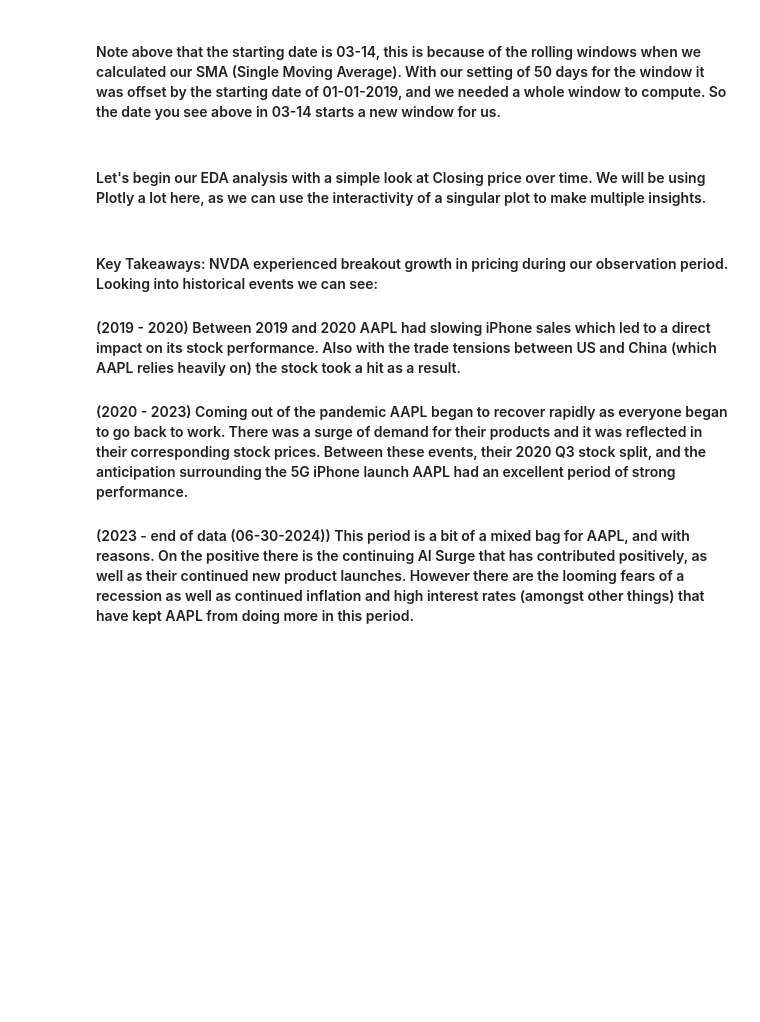
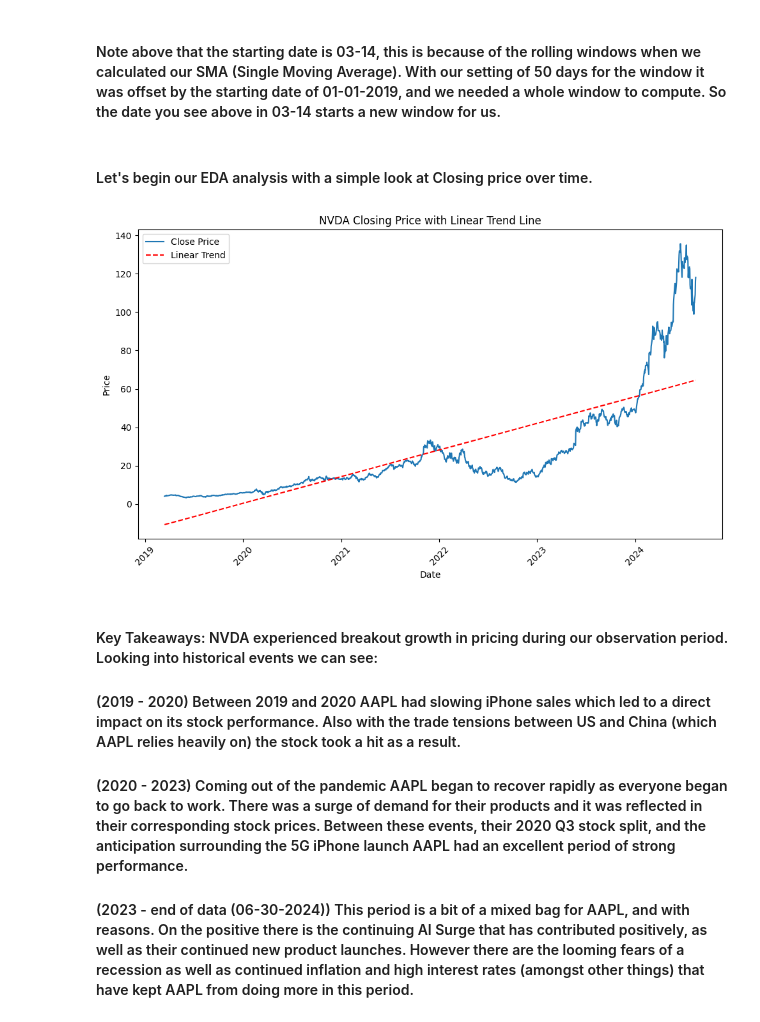
Before and after one commit to Taliwat/Portfolio-Proj-WK, a Jupyter notebook: DL-Strategies/eda/core_stock_eda_NVDA.ipynb, the cells around one changed output. Drawn from its saved outputs; the diff is of its cells as text; code cells hidden in the pictures; blank space fills up the shorter version.

Commit message:
finished converting eda files.

```diff
--- a/DL-Strategies/eda/core_stock_eda_NVDA.ipynb
+++ b/DL-Strategies/eda/core_stock_eda_NVDA.ipynb
@@ -58,4 +59,4 @@ Date                                                 ...
 # %% [markdown]
 #### Note above that the starting date is 03-14, this is because of the rolling windows when we calculated our SMA (Single Moving Average).  With our setting of 50 days for the window it was offset by the starting date of 01-01-2019, and we needed a whole window to compute.  So the date you see above in 03-14 starts a new window for us.
 # %% [markdown]
-#### Let's begin our EDA analysis with a simple look at Closing price over time.  We will be using Plotly a lot here, as we can use the interactivity of a singular plot to make multiple insights.
+#### Let's begin our EDA analysis with a simple look at Closing price over time.
@@ -80,3 +63,39 @@ fig.show()
+# %%
+# Convert the dates to a numerical format (ordinal) for regression
+nvda_data = nvda_data.copy()
+nvda_data.loc[:, 'date_ordinal'] = nvda_data.index.map(pd.Timestamp.toordinal)
+
+# Perform linear regression on date ordinals
+slope, intercept, r_value, p_value, std_err = linregress(nvda_data['date_ordinal'], nvda_data['Close_core'])
+
+# Calculate the regression line using the slope and intercept
+nvda_data.loc[:, 'regression_line'] = slope * nvda_data['date_ordinal'] + intercept
+
+# Plot the closing prices and the regression line
+plt.figure(figsize=(10, 6))
+
+# Plot close prices
+sns.lineplot(x=nvda_data.index, y=nvda_data['Close_core'], label='Close Price')
+
+# Plot the linear regression line
+plt.plot(nvda_data.index, nvda_data['regression_line'], label='Linear Trend', color='red', linestyle='--')
+
+# Set plot title and labels
+plt.title('NVDA Closing Price with Linear Trend Line')
+plt.xlabel('Date')
+plt.ylabel('Price')
+
+# Rotate x-axis labels for better readability
+plt.xticks(rotation=45)
+
+# Add a legend
+plt.legend()
+
+# Display the plot
+plt.tight_layout()
+plt.show()
+# %% [output]
+[figure, added]
 # %% [markdown]
 #### Key Takeaways:  NVDA experienced breakout growth in pricing during our observation period.  Looking into historical events we can see:
 #### (2019 - 2020) Between 2019 and 2020 AAPL had slowing iPhone sales which led to a direct impact on its stock performance.  Also with the trade tensions between US and China (which AAPL relies heavily on) the stock took a hit as a result.
```
Also changed, not shown: parts of 17 cells of this notebook, 6 other files.
